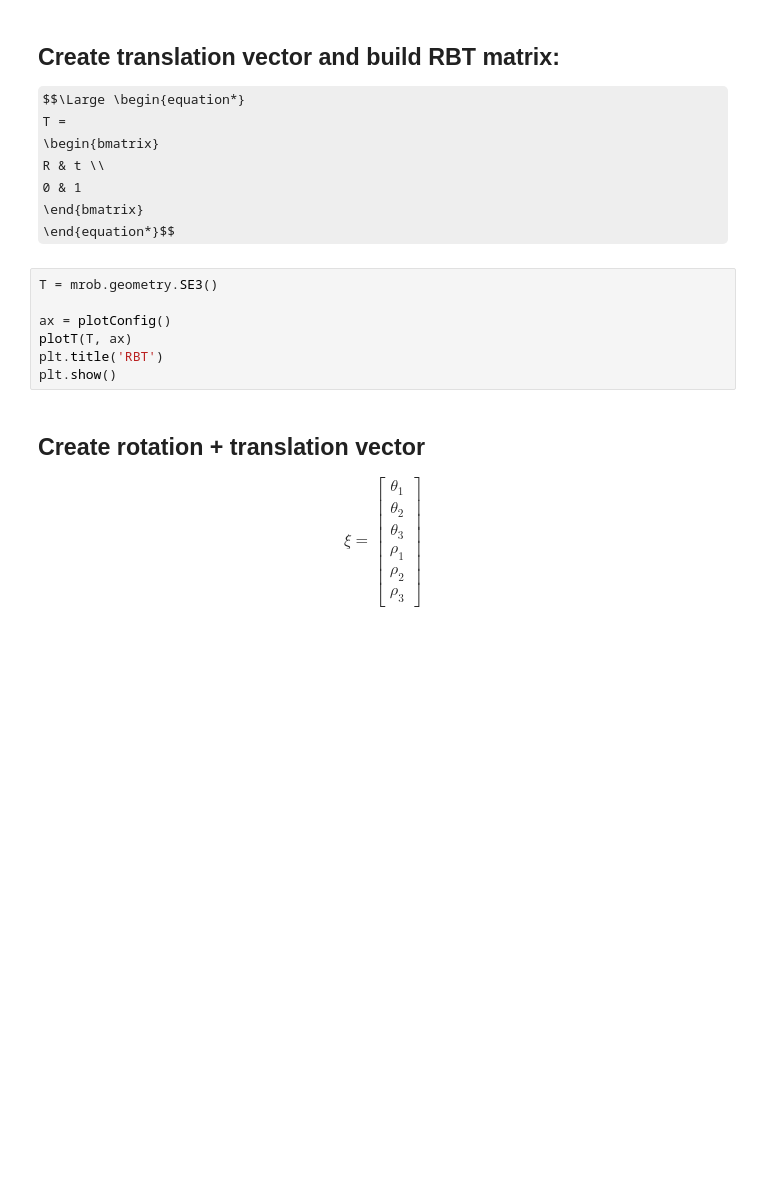
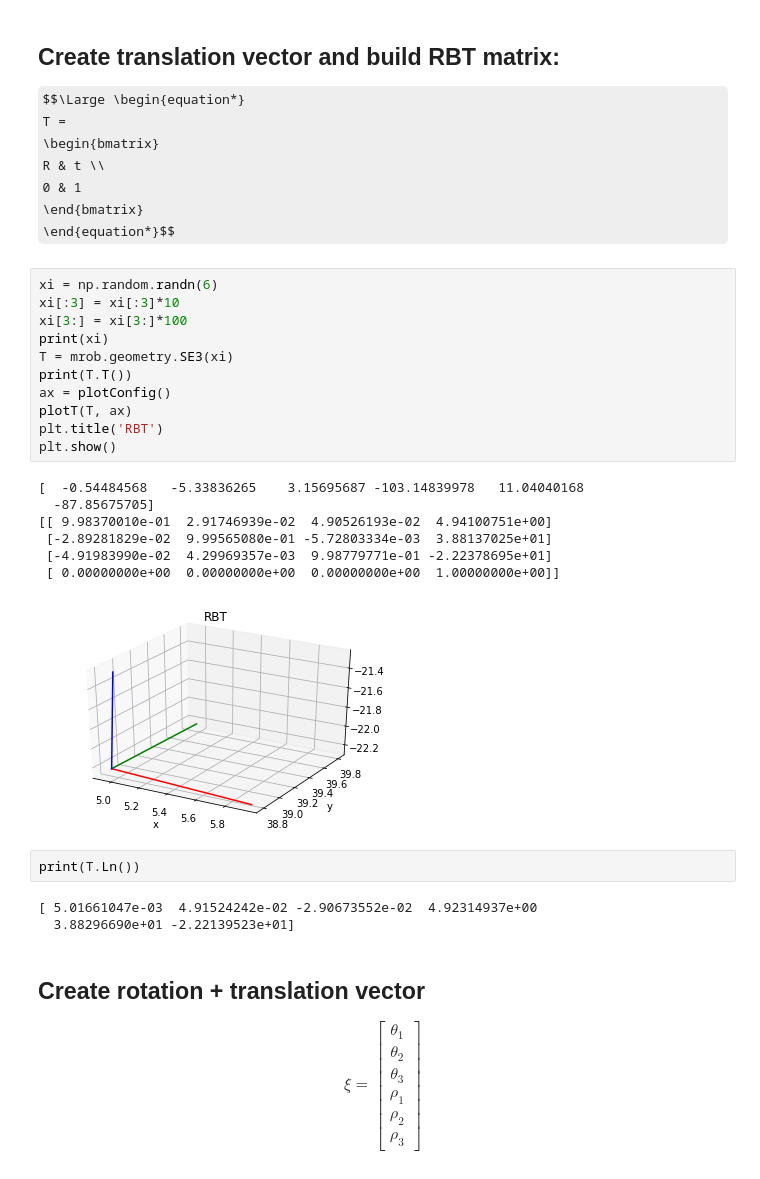
Before and after one commit to MobileRoboticsSkoltech/Perception-in-Robotics-course-T3-2021-Skoltech, a Jupyter notebook: L13/SE3_seminar.ipynb, the cells around one changed output. Cells and saved outputs as stored; diff of their text form; some formulas as TeX source; blank space fills up the shorter version.

```diff
--- a/L13/SE3_seminar.ipynb
+++ b/L13/SE3_seminar.ipynb
@@ -43,12 +72,29 @@ R & t \\
 \end{bmatrix}
 \end{equation*}$$
 # %%
-T = mrob.geometry.SE3()
-
+xi = np.random.randn(6)
+xi[:3] = xi[:3]*10
+xi[3:] = xi[3:]*100
+print(xi)
+T = mrob.geometry.SE3(xi)
+print(T.T())
 ax = plotConfig()
 plotT(T, ax)
 plt.title('RBT')
 plt.show()
+# %% [output]
+[  -0.54484568   -5.33836265    3.15695687 -103.14839978   11.04040168
+  -87.85675705]
+[[ 9.98370010e-01  2.91746939e-02  4.90526193e-02  4.94100751e+00]
+ [-2.89281829e-02  9.99565080e-01 -5.72803334e-03  3.88137025e+01]
+ [-4.91983990e-02  4.29969357e-03  9.98779771e-01 -2.22378695e+01]
+ [ 0.00000000e+00  0.00000000e+00  0.00000000e+00  1.00000000e+00]]
+[figure, added]
+# %%
+print(T.Ln())
+# %% [output]
+[ 5.01661047e-03  4.91524242e-02 -2.90673552e-02  4.92314937e+00
+  3.88296690e+01 -2.22139523e+01]
 # %% [markdown]
 ## Create rotation + translation vector
 $$\begin{equation*}
```
Also changed, not shown: parts of 6 cells of this notebook, 1 other file.
